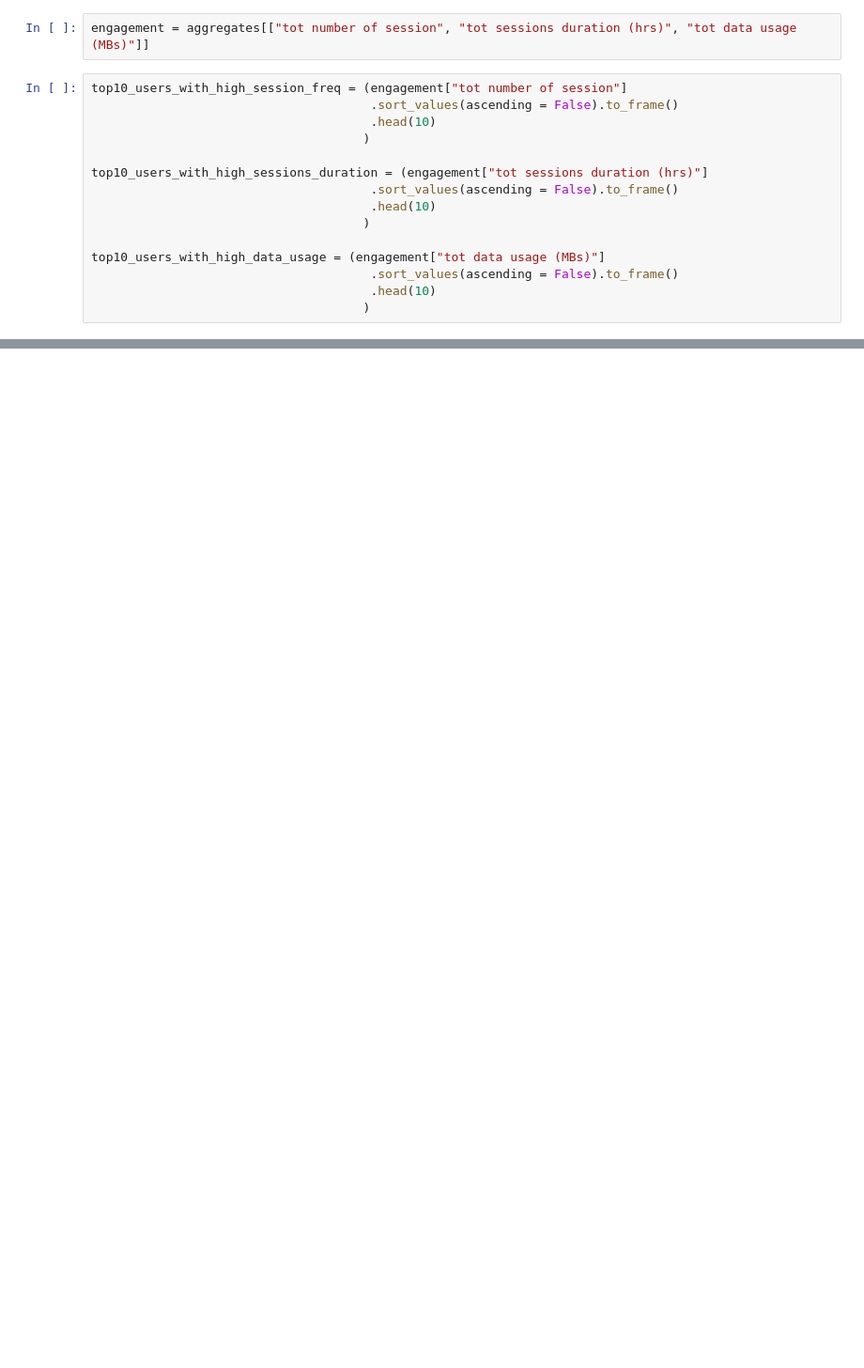
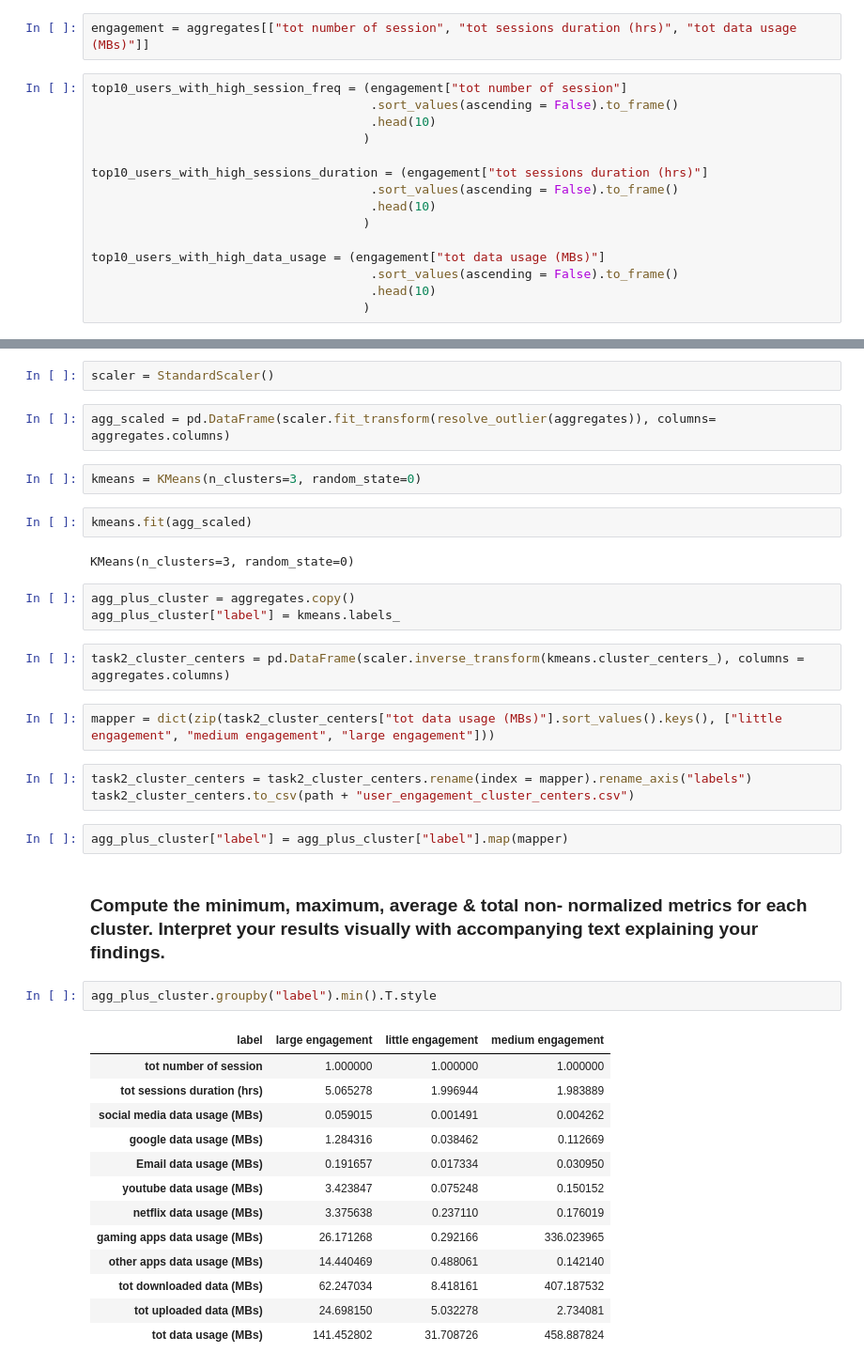
Before and after one commit to JimohAR/it_core_project1, a Jupyter notebook: src/notebooks/task2.ipynb, the cells around one changed output, grey strips where cells are left out. Shown at 94% size. Saved outputs shown, nothing was run; the diff lists cells and outputs as text; blank space fills up the shorter version.

Commit message:
task 4 in progress

```diff
--- a/src/notebooks/task2.ipynb
+++ b/src/notebooks/task2.ipynb
@@ -43,0 +99,40 @@ top10_users_with_high_data_usage = (engagement["tot data usage (MBs)"]
+# %%
+scaler = StandardScaler()
+# %%
+agg_scaled = pd.DataFrame(scaler.fit_transform(resolve_outlier(aggregates)), columns= aggregates.columns)
+# %%
+kmeans = KMeans(n_clusters=3, random_state=0)
+# %%
+kmeans.fit(agg_scaled)
+# %% [output]
+KMeans(n_clusters=3, random_state=0)
+# %%
+agg_plus_cluster = aggregates.copy()
+agg_plus_cluster["label"] = kmeans.labels_
+# %%
+task2_cluster_centers = pd.DataFrame(scaler.inverse_transform(kmeans.cluster_centers_), columns = aggregates.columns)
+# %%
+mapper = dict(zip(task2_cluster_centers["tot data usage (MBs)"].sort_values().keys(), ["little engagement", "medium engagement", "large engagement"]))
+# %%
+task2_cluster_centers = task2_cluster_centers.rename(index = mapper).rename_axis("labels")
+task2_cluster_centers.to_csv(path + "user_engagement_cluster_centers.csv")
+# %%
+agg_plus_cluster["label"] = agg_plus_cluster["label"].map(mapper)
+# %% [markdown]
+### Compute the minimum, maximum, average & total non- normalized metrics for each cluster. Interpret your results visually with accompanying text explaining your findings.
+# %%
+agg_plus_cluster.groupby("label").min().T.style
+# %% [output]
+| label | large engagement | little engagement | medium engagement |
+| tot number of session | 1.000000 | 1.000000 | 1.000000 |
+| tot sessions duration (hrs) | 5.065278 | 1.996944 | 1.983889 |
+| social media data usage (MBs) | 0.059015 | 0.001491 | 0.004262 |
+| google data usage (MBs) | 1.284316 | 0.038462 | 0.112669 |
+| Email data usage (MBs) | 0.191657 | 0.017334 | 0.030950 |
+| youtube data usage (MBs) | 3.423847 | 0.075248 | 0.150152 |
+| netflix data usage (MBs) | 3.375638 | 0.237110 | 0.176019 |
+| gaming apps data usage (MBs) | 26.171268 | 0.292166 | 336.023965 |
+| other apps data usage (MBs) | 14.440469 | 0.488061 | 0.142140 |
+| tot downloaded data (MBs) | 62.247034 | 8.418161 | 407.187532 |
+| tot uploaded data (MBs) | 24.698150 | 5.032278 | 2.734081 |
+| tot data usage (MBs) | 141.452802 | 31.708726 | 458.887824 |
```
Also changed, not shown: parts of 24 cells of this notebook, 6 other files.
